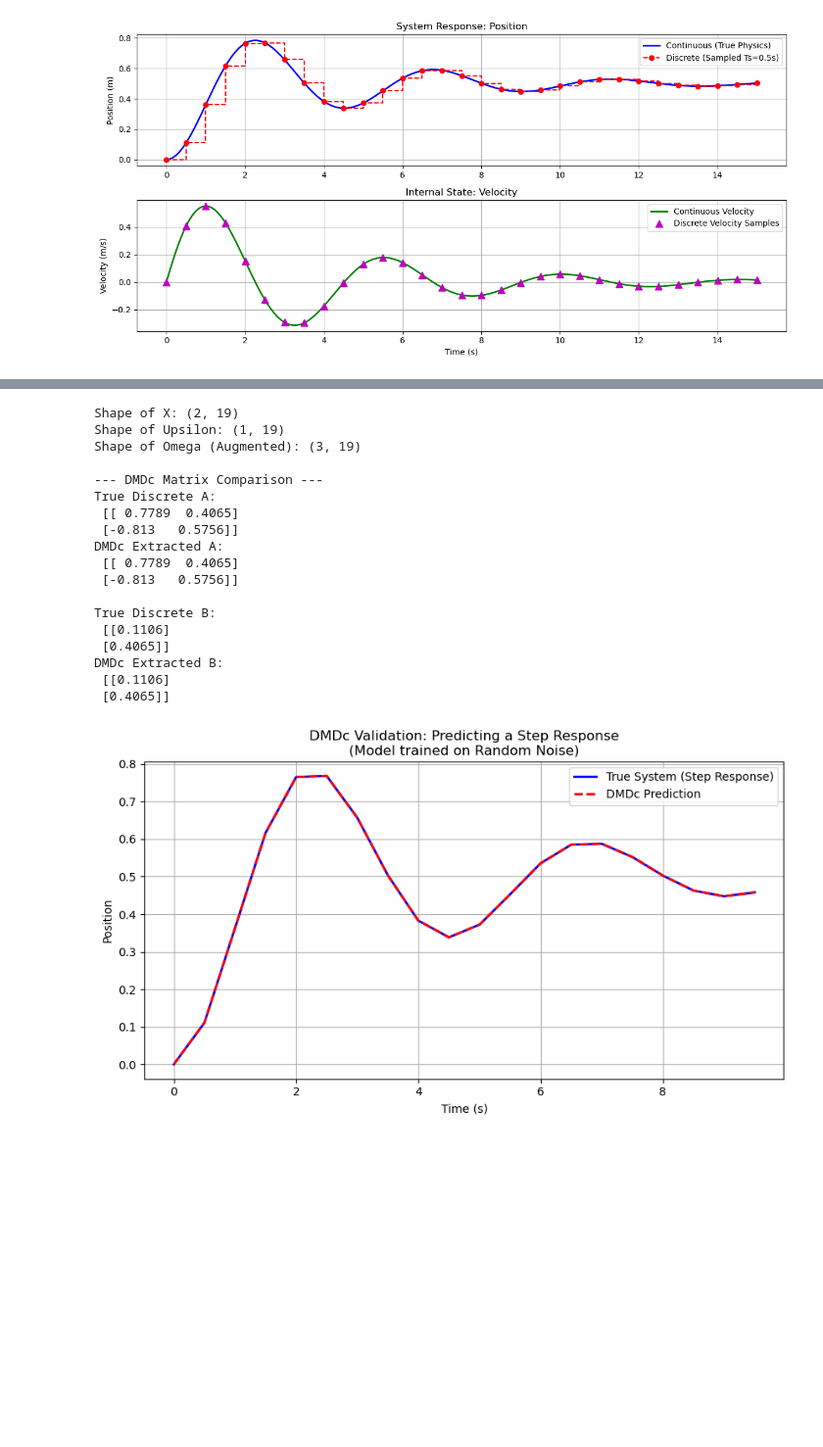
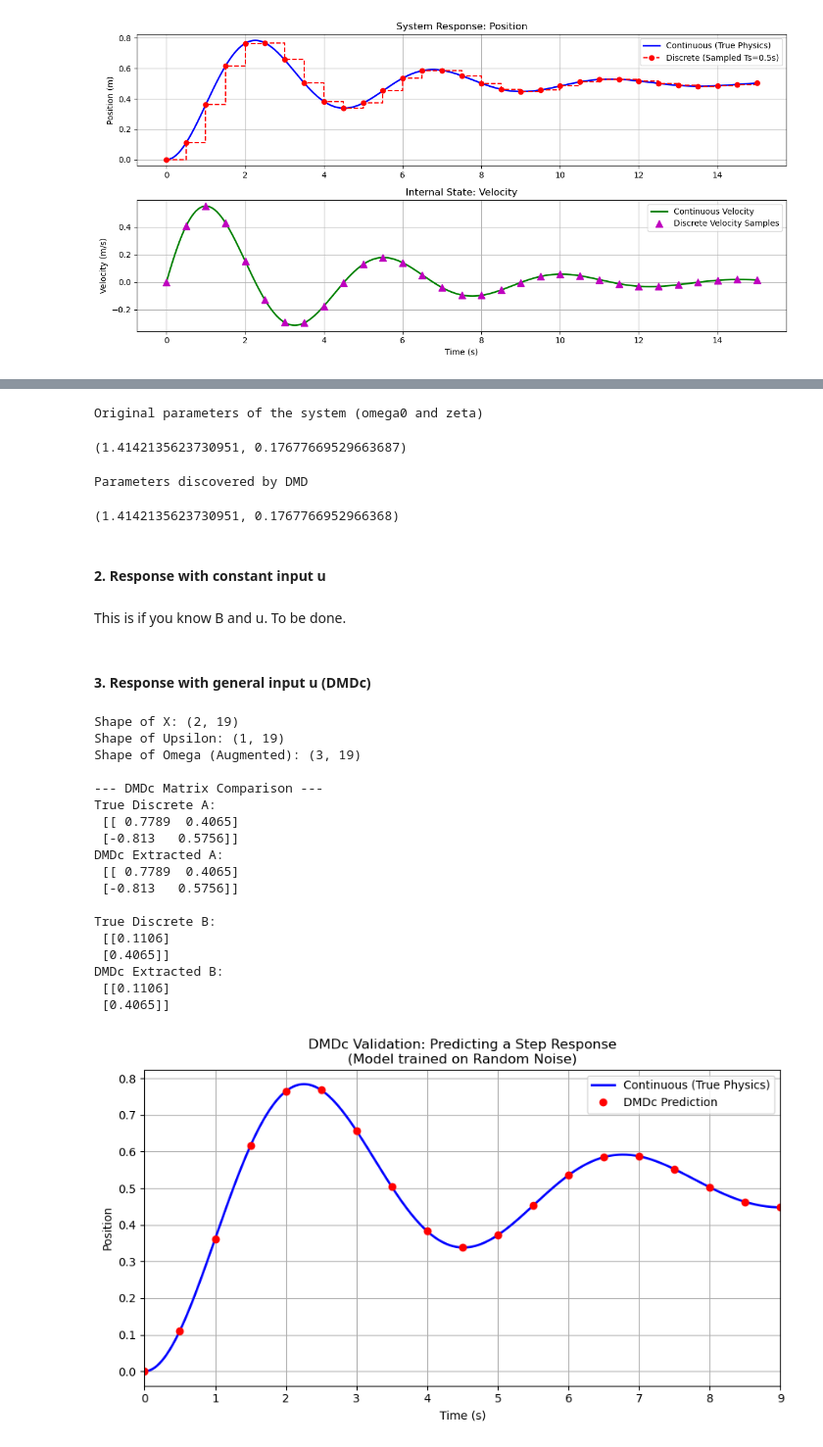
Before and after one commit to pschlatt1/notebooks, a Jupyter notebook: UA/cont_vs_discrete.ipynb, the cells around one changed output, grey strips where cells are left out. Shown at 98% size. Saved outputs shown, nothing was run; the diff lists cells and outputs as text; code cells hidden in the pictures; blank space fills up the shorter version.

```diff
--- a/UA/cont_vs_discrete.ipynb
+++ b/UA/cont_vs_discrete.ipynb
@@ -203,7 +206,7 @@ plt.show()
 # %%
 # --- DMD ANALYSIS ---
 
-# 1. Generate Unforced Data (Free Response) for DMD
+# Generate Unforced Data (Free Response) for DMD
 # DMD works best on autonomous systems (x_k+1 = A * x_k)
 # We simulate the system starting at x0=[1, 0] with u=0
 t_dmd = np.arange(0, 10, Ts)
@@ -217,7 +220,14 @@ data = x_data.T
 X = data[:, :-1]
 X_prime = data[:, 1:]
 
-# 2. Perform SVD
+#------------------------
+# Either just use the pseudo-inverse:
+Xdag = pinv(X)
+A_pseudo=X_prime@Xdag
+
+#==============================
+# or the actual DMD algorithm using SVD:
+# Perform SVD
 # X approx U * Sigma * V_trans
 r = 2 # Rank (we know we have 2 states)
 U, S, Vh = np.linalg.svd(X, full_matrices=False)
@@ -227,22 +237,23 @@ Ur = U[:, :r]
 Sr = np.diag(S[:r])
 Vr = Vh[:r, :].conj().T
 
-# 3. Compute A_tilde (The low-dimensional dynamics)
+# Compute A_tilde (The low-dimensional dynamics)
 # A_tilde = U' * X' * V * Sigma_inv
 A_tilde = Ur.T.conj() @ X_prime @ Vr @ np.linalg.inv(Sr)
+#------------------------------
 
-# 4. Eigen-decomposition
-lam_dmd, W = np.linalg.eig(A_tilde)
+# Eigen-decomposition
+lam_dmd, W = eig(A_tilde)
 
-# 5. Reconstruct Continuous Eigenvalues (to compare with Physics)
+# Reconstruct Continuous Eigenvalues (to compare with Physics)
 # omega = ln(lambda) / dt
 omega_dmd = np.log(lam_dmd) / Ts
 
-# 6. Compute DMD Modes (Phi)
+# Compute DMD Modes (Phi)
 # Maps low-dim eigenvectors W back to high-dim space
 Phi = X_prime @ Vr @ np.linalg.inv(Sr) @ W
 
-# 7. Reconstruction of the signal
+# Reconstruction of the signal
 # b = Phi_pseudo_inv * x[0]
 b = np.linalg.pinv(Phi) @ X[:, 0]
 
@@ -250,17 +261,16 @@ b = np.linalg.pinv(Phi) @ X[:, 0]
 time_steps = X.shape[1]
 x_reconstructed = np.zeros((2, time_steps), dtype=complex)
 
-for k in range(time_steps):
+for kk in range(time_steps):
     # Sum( b_j * Phi_j * lambda_j^k )
     for j in range(r):
-        x_reconstructed[:, k] += b[j] * Phi[:, j] * (lam_dmd[j]**k)
+        x_reconstructed[:, kk] += b[j] * Phi[:, j] * (lam_dmd[j]**kk)
 
 # --- VISUALIZATION & VERIFICATION ---
 
 print("--- DMD Verification ---")
 print(f"True Discrete Eigenvalues: {np.round(eig_dt, 4)}")
 print(f"DMD Derived Eigenvalues:   {np.round(lam_dmd, 4)}")
-print("\n(Notice how DMD recovered the physics purely from data!)")
 
 plt.figure(figsize=(10, 5))
 plt.plot(t_dmd[:-1], X[0, :], 'ko', label='Original Data (Position)', markersize=5)
@@ -281,3 +309,31 @@ DMD Derived Eigenvalues:   [0.6773+0.5658j 0.6773-0.5658j]
+# %%
+omega0 = np.sqrt(k/m)
+zeta = c/2/np.sqrt(m*k)
+print("Original parameters of the system (omega0 and zeta)")
+omega0,zeta
+# %% [output]
+Original parameters of the system (omega0 and zeta)
+(1.4142135623730951, 0.17677669529663687)
+# %%
+# extraced parameters
+lam_ct = np.log(lam_dmd)/Ts
+lam = lam_ct.real[0]
+omega1 = lam_ct.imag[0]
+
+zz=np.sqrt(1/(  (omega1/lam)**2  +1))
+w00 = -lam/zz
+
+print("Parameters discovered by DMD")
+w00,zz
+# %% [output]
+Parameters discovered by DMD
+(1.4142135623730951, 0.1767766952966368)
+# %% [markdown]
+#### 2. Response with constant input u
+# %% [markdown]
+This is if you know B and u. To be done.
+# %% [markdown]
+#### 3. Response with general input u (DMDc)
 # %%
 # --- DMDc ANALYSIS ---
 
@@ -350,33 +406,35 @@ for k in range(len(t_test)-1):
     x_curr = x_next
 x_dmdc[:, -1] = x_curr.flatten()
 
 # Visualization
 plt.figure(figsize=(10, 5))
-plt.plot(t_test, y_true, 'b-', linewidth=2, label='True System (Step Response)')
-plt.plot(t_test, x_dmdc[0, :], 'r--', linewidth=2, label='DMDc Prediction')
+plt.plot(t_continuous, y_ct, 'b-', linewidth=2, label='Continuous (True Physics)')
+#plt.plot(t_test, y_true, 'b-', linewidth=2, label='True System (Step Response)')
+plt.plot(t_test, x_dmdc[0, :], 'ro', linewidth=2, label='DMDc Prediction')
 plt.title('DMDc Validation: Predicting a Step Response\n(Model trained on Random Noise)')
 plt.xlabel('Time (s)')
 plt.ylabel('Position')
+plt.xlim(0,9)
 plt.legend()
 plt.grid(True)
 plt.show()
 # %% [output]
 Shape of X: (2, 19)
 Shape of Upsilon: (1, 19)
 Shape of Omega (Augmented): (3, 19)
 
 --- DMDc Matrix Comparison ---
 True Discrete A:
  [[ 0.7789  0.4065]
  [-0.813   0.5756]]
 DMDc Extracted A:
  [[ 0.7789  0.4065]
  [-0.813   0.5756]]
 
 True Discrete B:
  [[0.1106]
  [0.4065]]
 DMDc Extracted B:
  [[0.1106]
  [0.4065]]
-[figure, old version]
+[figure, new version]
```
Also changed, not shown: parts of 5 cells of this notebook, 1 other file.
